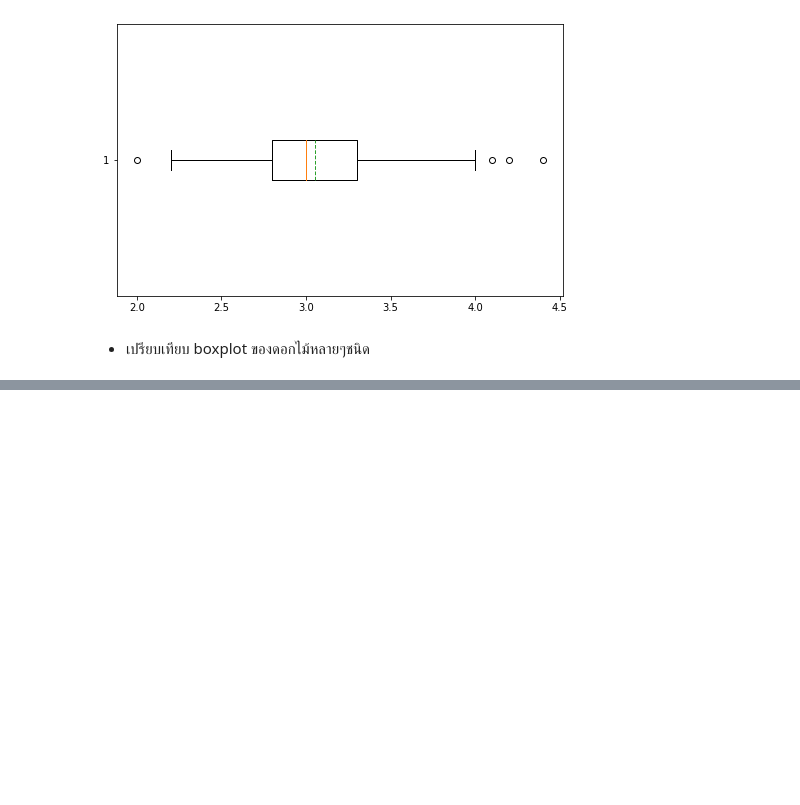
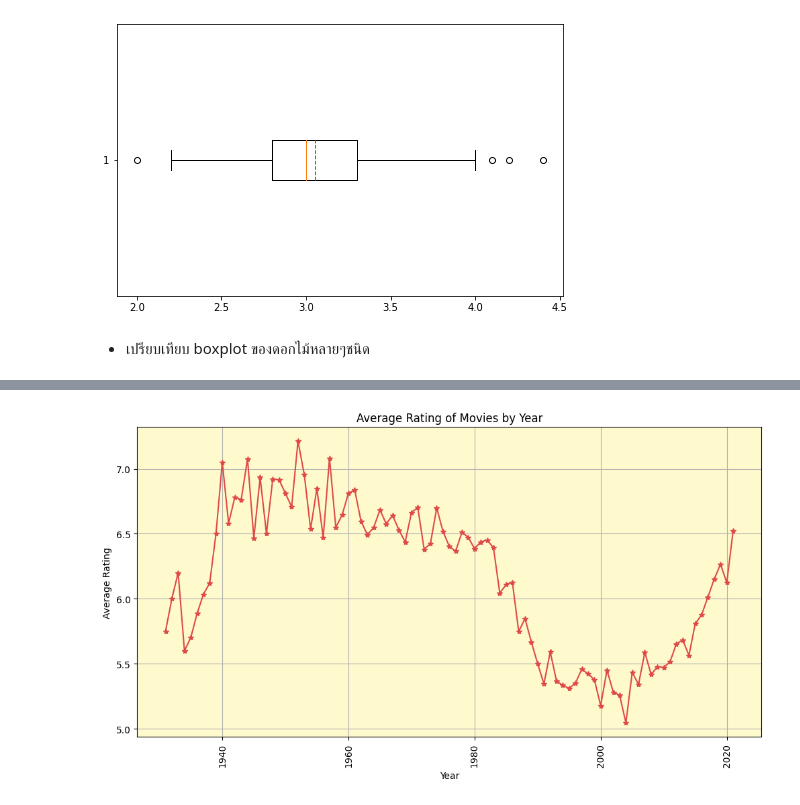
Before and after one commit to thanaprondtn/python_dataviz2024, a Jupyter notebook: Visualize_Data_Distribution_(02)_2024.ipynb, the cells around one changed output, grey strips where cells are left out. Cells and saved outputs as stored; diff of their text form; code cells hidden in the pictures; blank space fills up the shorter version.

```diff
--- a/Visualize_Data_Distribution_(02)_2024.ipynb
+++ b/Visualize_Data_Distribution_(02)_2024.ipynb
@@ -301,0 +312,2 @@ O = plt.boxplot(df['SepalWidth'],showmeans=True,meanline=True,vert=False)
+# %%
+df_movies = pd.read_csv('/content/drive/MyDrive/Data_Viz_2024_Data570-8/IMDb Movies India.csv', encoding='latin-1')
@@ -301,0 +331,3 @@ O = plt.boxplot(df['SepalWidth'],showmeans=True,meanline=True,vert=False)
+# %%
+df_movies = df_movies.dropna()
+df_movies
@@ -301,0 +348,3 @@ O = plt.boxplot(df['SepalWidth'],showmeans=True,meanline=True,vert=False)
+# %%
+# Convert 'Year' column to string type before applying string operations
+df_movies['Year'] = df_movies['Year'].astype(str).str.replace('(', '').str.replace(')', '').astype(int)
@@ -301,0 +360,26 @@ O = plt.boxplot(df['SepalWidth'],showmeans=True,meanline=True,vert=False)
+# %%
+rating_per_year = df_movies.groupby('Year')['Rating'].mean().reset_index(name='Average Rating')
+# %%
+import matplotlib.pyplot as plt
+
+plt.figure(figsize=(12, 6))
+plt.plot(rating_per_year['Year'], rating_per_year['Average Rating'],'*-', color='#DE4A48')
+plt.xlabel('Year')
+plt.ylabel('Average Rating')
+plt.title('Average Rating of Movies by Year')
+plt.grid(True)
+
+# เพิ่มรายละเอียดกราฟ
+plt.title('Average Rating of Movies by Year')
+plt.xlabel('Year')
+plt.ylabel('Average Rating')
+plt.xticks(rotation=90)  # หมุนป้ายปีเพื่อให้ดูง่ายขึ้น
+plt.grid(True)
+
+ax = plt.gca()  # Get the current axes object
+ax.set_facecolor('#FFFACD')  # Set the background color
+
+# แสดงกราฟ
+plt.show()
+# %% [output]
+[figure, added]
```
Also changed, not shown: parts of 9 cells of this notebook.
